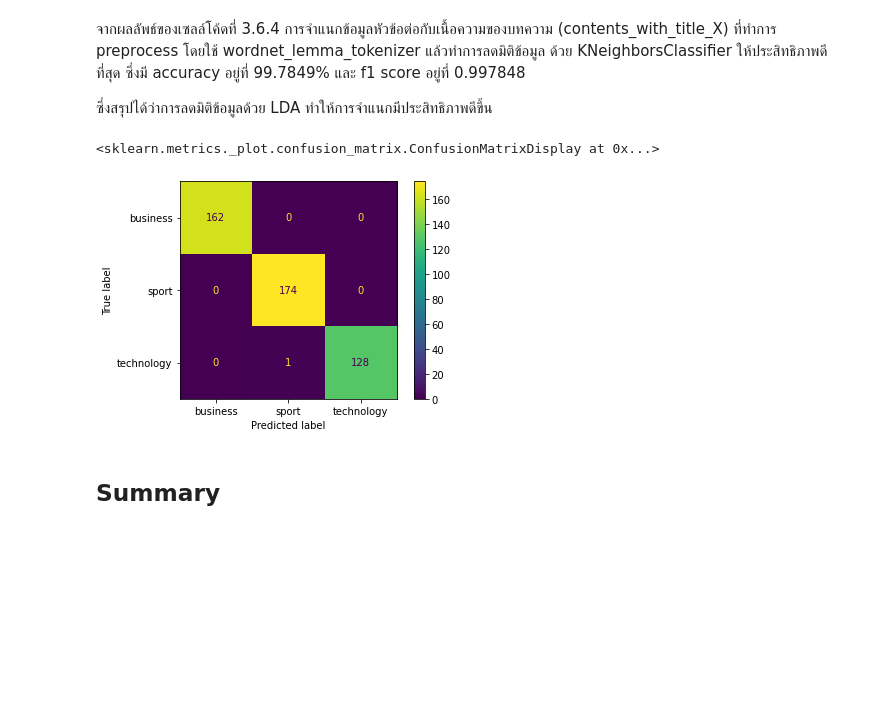
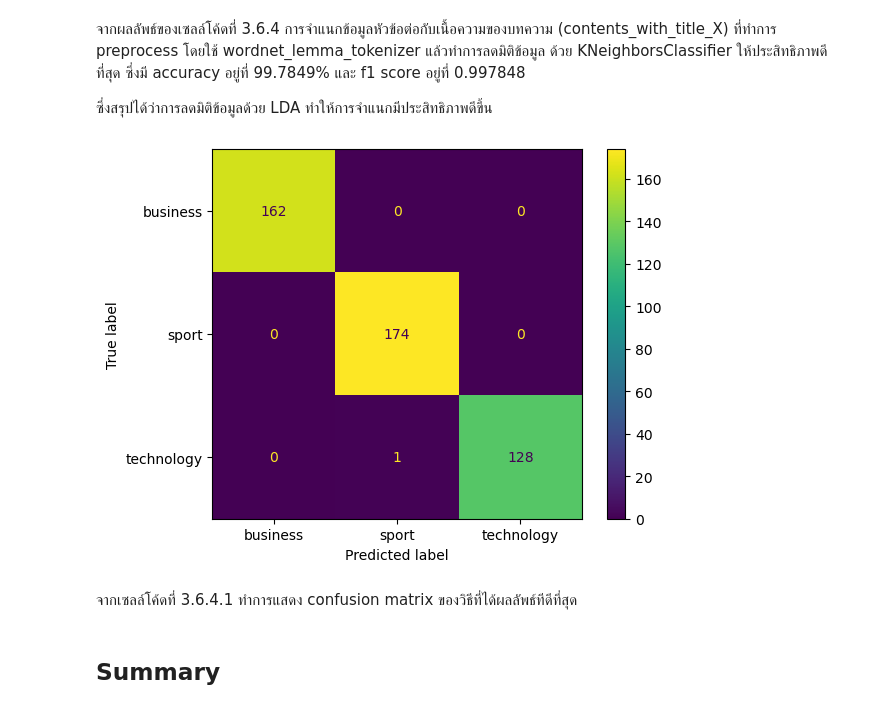
Before and after one commit to tjthanapat/ds4biz-assignment-2, a Jupyter notebook: Task 1 - News Classification/task1.ipynb, the cells around one changed output. Saved outputs shown, nothing was run; the diff lists cells and outputs as text; code cells hidden in the pictures; blank space fills up the shorter version.

Commit message:
update plot and description

```diff
--- a/Task 1 - News Classification/task1.ipynb
+++ b/Task 1 - News Classification/task1.ipynb
@@ -1531,13 +1543,17 @@ result_df[['model','tokenizer','accuracy','f1_score']] \
 
 ซึ่งสรุปได้ว่าการลดมิติข้อมูลด้วย LDA ทำให้การจำแนกมีประสิทธิภาพดีขึ้น
 # %%
-best_score_idx= result_df[['model','tokenizer','accuracy','f1_score']] .sort_values(by=['accuracy'], ascending=False).head(1).index[0]
+### Code Cell 3.6.4.1 ###
+
+best_score_idx= result_df[['model','tokenizer','accuracy','f1_score']] .sort_values(by=['accuracy', 'f1_score'], ascending=False).head(1).index[0]
 disp = ConfusionMatrixDisplay(confusion_matrix=cm[best_score_idx],
                                 display_labels=clf.classes_)
 disp.plot()
+plt.show()
 # %% [output]
-<sklearn.metrics._plot.confusion_matrix.ConfusionMatrixDisplay at 0x...>
-[figure, old version]
+[figure, new version]
+# %% [markdown]
+จากเซลล์โค้ดที่ 3.6.4.1 ทำการแสดง confusion matrix ของวิธีที่ได้ผลลัพธ์ทีดีที่สุด
 # %% [markdown]
 ## Summary
 # %% [markdown]
```
Also changed, not shown: parts of 14 cells of this notebook.
